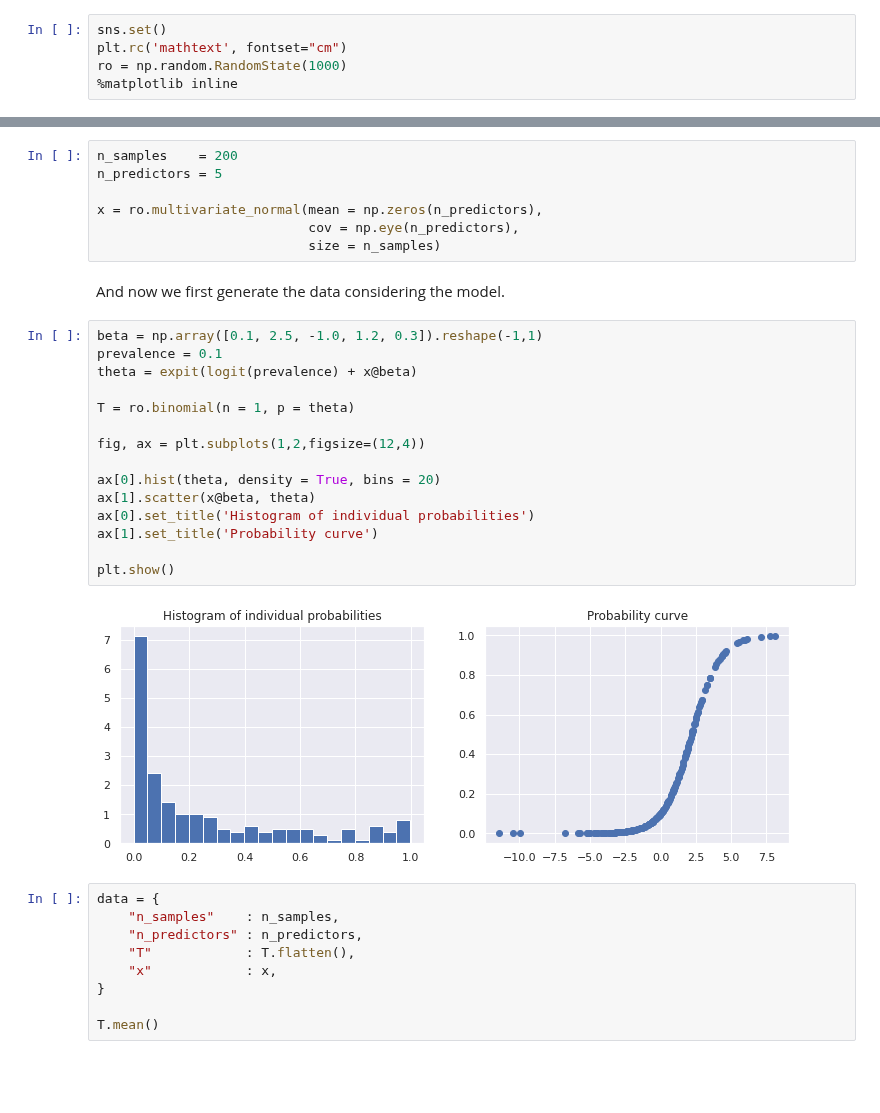
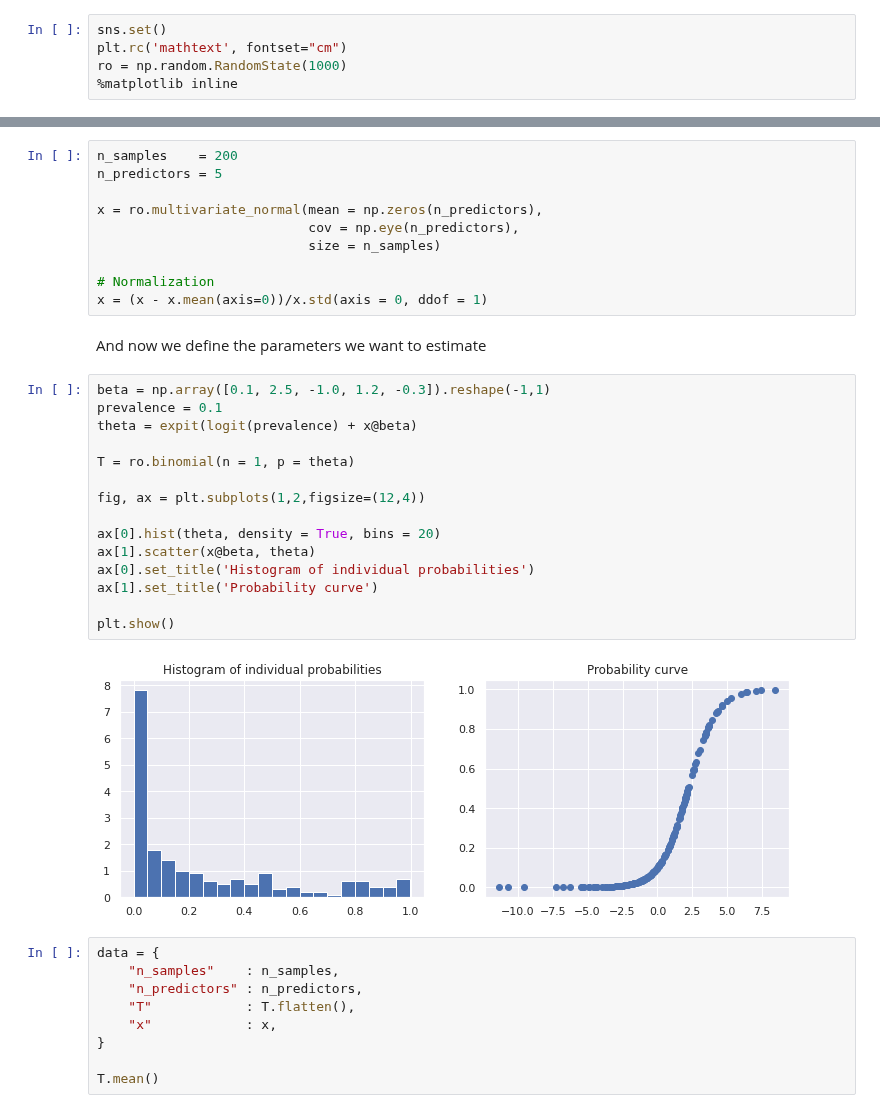
Before and after one commit to lucasmoschen/rds-bayesian-analysis-tcc, a Jupyter notebook: notebooks_book/perfect_test.ipynb, the cells around one changed output, grey strips where cells are left out. Drawn from its saved outputs; the diff is of its cells as text; blank space fills up the shorter version.

```diff
--- a/notebooks_book/perfect_test.ipynb
+++ b/notebooks_book/perfect_test.ipynb
@@ -52,25 +87,28 @@ n_predictors = 5
 x = ro.multivariate_normal(mean = np.zeros(n_predictors),
                            cov = np.eye(n_predictors),
                            size = n_samples)
+
+# Normalization
+x = (x - x.mean(axis=0))/x.std(axis = 0, ddof = 1)
-# %% [markdown]
-And now we first generate the data considering the model.
+# %% [markdown]
+And now we define the parameters we want to estimate
 # %%
-beta = np.array([0.1, 2.5, -1.0, 1.2, 0.3]).reshape(-1,1)
+beta = np.array([0.1, 2.5, -1.0, 1.2, -0.3]).reshape(-1,1)
 prevalence = 0.1
 theta = expit(logit(prevalence) + x@beta)
 
 T = ro.binomial(n = 1, p = theta)
 
 fig, ax = plt.subplots(1,2,figsize=(12,4))
 
 ax[0].hist(theta, density = True, bins = 20)
 ax[1].scatter(x@beta, theta)
 ax[0].set_title('Histogram of individual probabilities')
 ax[1].set_title('Probability curve')
 
 plt.show()
 # %% [output]
-[figure, old version]
+[figure, new version]
 # %%
 data = {
     "n_samples"    : n_samples,
```
Also changed, not shown: parts of 51 cells of this notebook, 1 other file.
